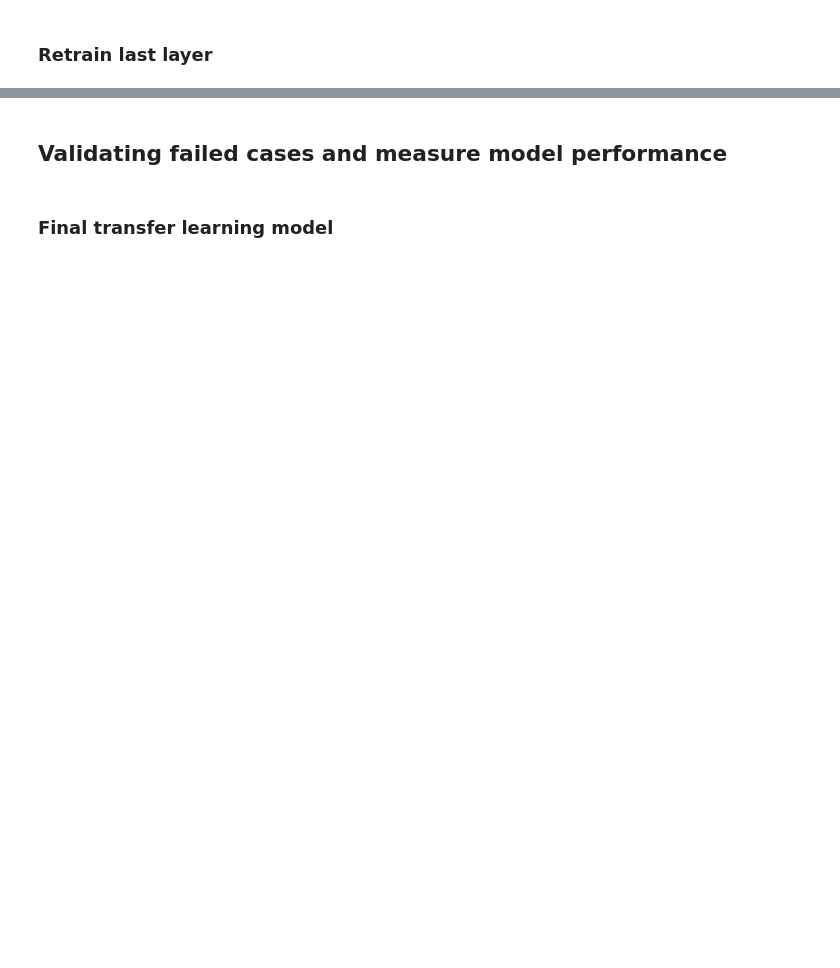
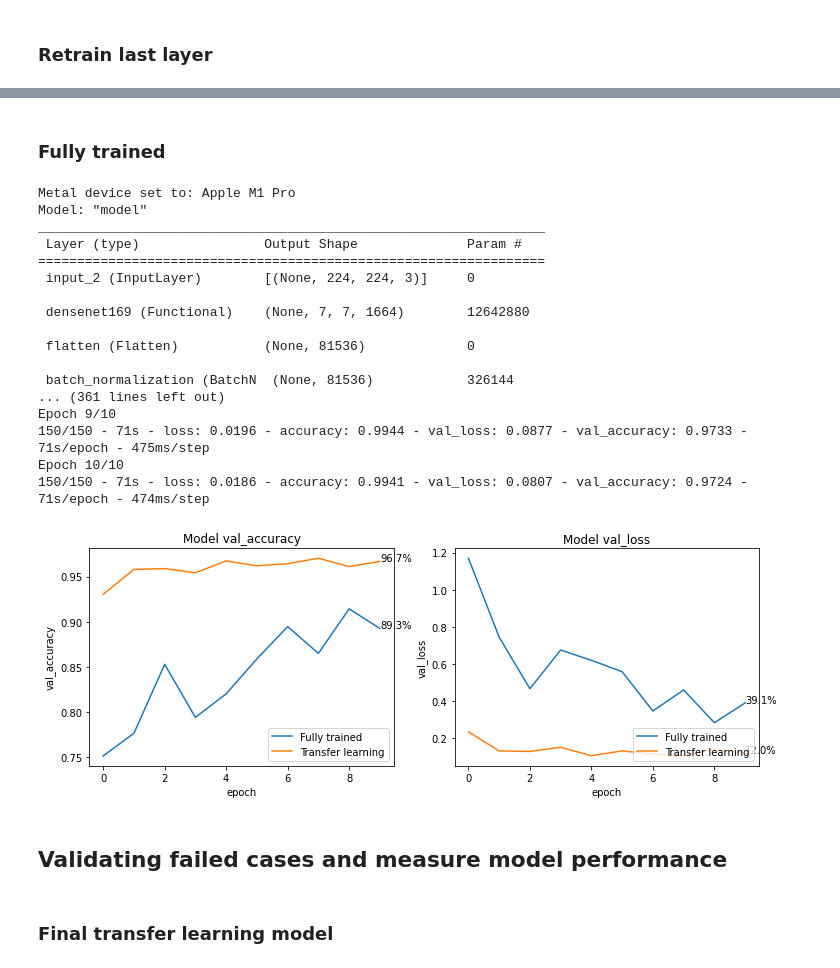
Before and after one commit to SergioRt1/An-analysis-of-diagram-images-on-Git-repositories, a Jupyter notebook: train.ipynb, the cells around one changed output, grey strips where cells are left out. Cells and saved outputs as stored; diff of their text form; code cells hidden in the pictures; blank space fills up the shorter version.

Commit message:
Run all train.ipynb

```diff
--- a/train.ipynb
+++ b/train.ipynb
@@ -268,7 +268,7 @@ def plot_comparison(plots, legends, file_name, nrows, ncols):
     plt.savefig(file_name)
     plt.show()
 # %%
-def plot_model_comparison(history, legends, file_name):
+def plot_model_comparison(history: List[List[Any]], legends, file_name):
     metrics = ['val_accuracy', 'val_loss']
 
     plots = [build_plot(map(get_history_mean, history, [metric] * len(history)), metric) for metric in metrics]
@@ -357,3 +433,42 @@ retrain_last_layer_test()
+# %% [markdown]
+### Fully trained
+# %%
+def fully_trained_test():
+    history = []
+    params = {
+        'first_layer_size': 128,
+        'retrain_last': True,
+        'dropout': True,
+        'number_of_layers': 1,
+    }
+    fully_trainable = [True, False]
+
+    for option in fully_trainable:
+        params.update(fully_trainable=option)
+        h = np.array(train_with_k_fold_cross_validation(folds, params))
+        history.append(h)
+    plot_model_comparison(history, ['Fully trained', 'Transfer learning'], 'fully_trained.png')
+# %%
+fully_trained_test()
+# %% [output]
+Metal device set to: Apple M1 Pro
+Model: "model"
+_________________________________________________________________
+ Layer (type)                Output Shape              Param #
+=================================================================
+ input_2 (InputLayer)        [(None, 224, 224, 3)]     0
+
+ densenet169 (Functional)    (None, 7, 7, 1664)        12642880
+
+ flatten (Flatten)           (None, 81536)             0
+
+ batch_normalization (BatchN  (None, 81536)            326144
+... (361 lines left out)
+Epoch 9/10
+150/150 - 71s - loss: 0.0196 - accuracy: 0.9944 - val_loss: 0.0877 - val_accuracy: 0.9733 - 71s/epoch - 475ms/step
+Epoch 10/10
+150/150 - 71s - loss: 0.0186 - accuracy: 0.9941 - val_loss: 0.0807 - val_accuracy: 0.9724 - 71s/epoch - 474ms/step
+[figure, added]
 # %% [markdown]
 ## Validating failed cases and measure model performance
 # %%
```
Also changed, not shown: parts of 17 cells of this notebook.
